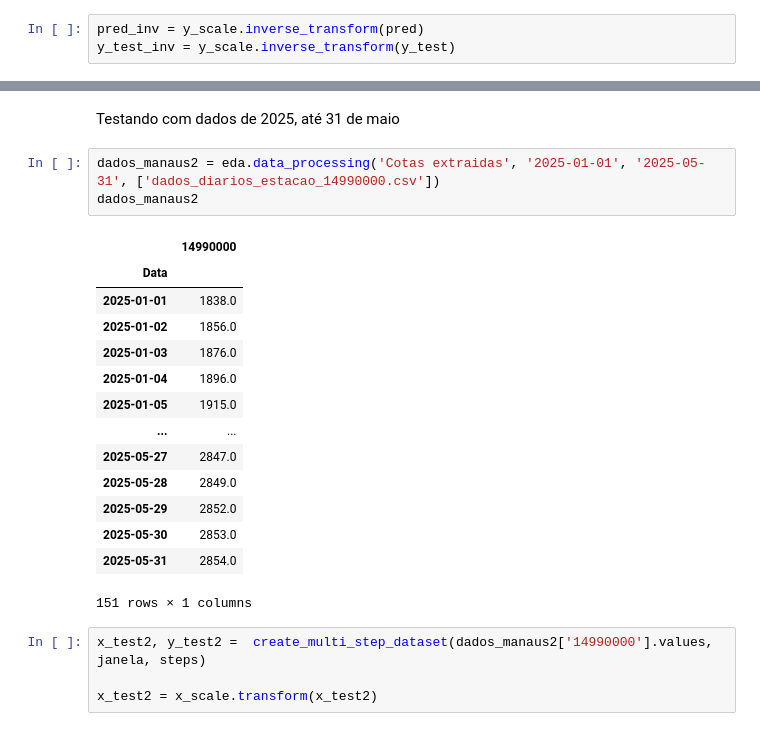
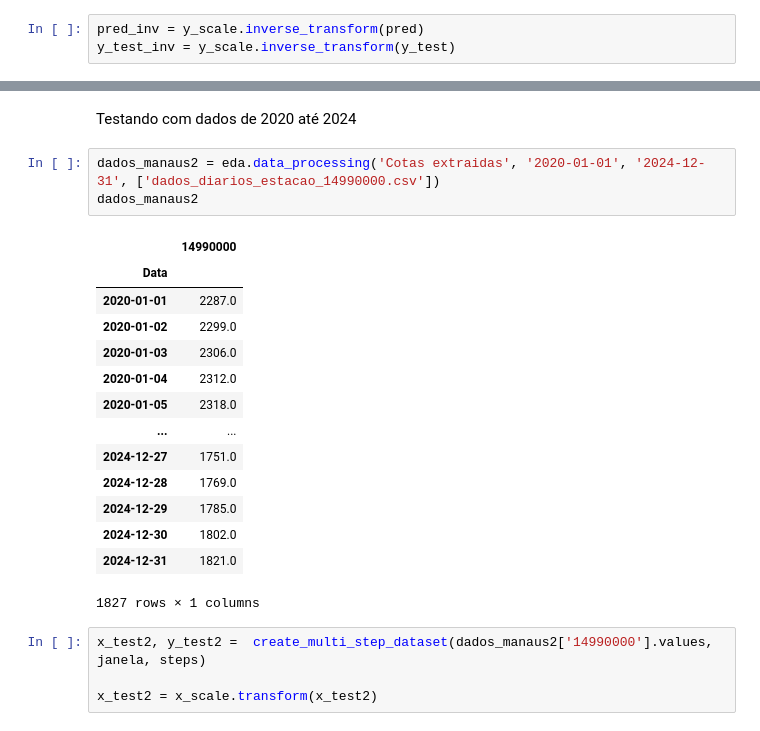
Before and after one commit to DioGS17/ML-HidroPrev, a Jupyter notebook: teste_estacao_14990000_tf.ipynb, the cells around one changed output, grey strips where cells are left out. Cells and saved outputs as stored; diff of their text form.

```diff
--- a/teste_estacao_14990000_tf.ipynb
+++ b/teste_estacao_14990000_tf.ipynb
@@ -140,23 +171,23 @@ R²: 0.9902
 # %% [markdown]
-Testando com dados de 2025, até 31 de maio
+Testando com dados de 2020 até 2024
 # %%
-dados_manaus2 = eda.data_processing('Cotas extraidas', '2025-01-01', '2025-05-31', ['dados_diarios_estacao_14990000.csv'])
+dados_manaus2 = eda.data_processing('Cotas extraidas', '2020-01-01', '2024-12-31', ['dados_diarios_estacao_14990000.csv'])
 dados_manaus2
 # %% [output]
 |  | 14990000 |
 | Data |  |
-| 2025-01-01 | 1838.0 |
-| 2025-01-02 | 1856.0 |
-| 2025-01-03 | 1876.0 |
-| 2025-01-04 | 1896.0 |
-| 2025-01-05 | 1915.0 |
+| 2020-01-01 | 2287.0 |
+| 2020-01-02 | 2299.0 |
+| 2020-01-03 | 2306.0 |
+| 2020-01-04 | 2312.0 |
+| 2020-01-05 | 2318.0 |
 | ... | ... |
-| 2025-05-27 | 2847.0 |
-| 2025-05-28 | 2849.0 |
-| 2025-05-29 | 2852.0 |
-| 2025-05-30 | 2853.0 |
-| 2025-05-31 | 2854.0 |
+| 2024-12-27 | 1751.0 |
+| 2024-12-28 | 1769.0 |
+| 2024-12-29 | 1785.0 |
+| 2024-12-30 | 1802.0 |
+| 2024-12-31 | 1821.0 |
-151 rows × 1 columns
+1827 rows × 1 columns
 # %%
 x_test2, y_test2 =  create_multi_step_dataset(dados_manaus2['14990000'].values, janela, steps)
 
```
Also changed, not shown: parts of 10 cells of this notebook, 5 other files.
